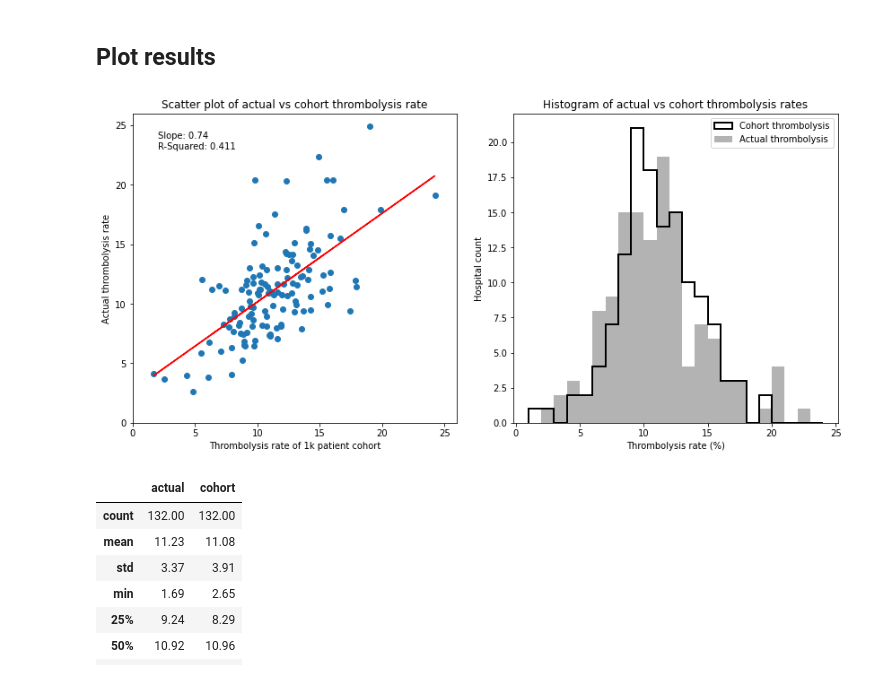
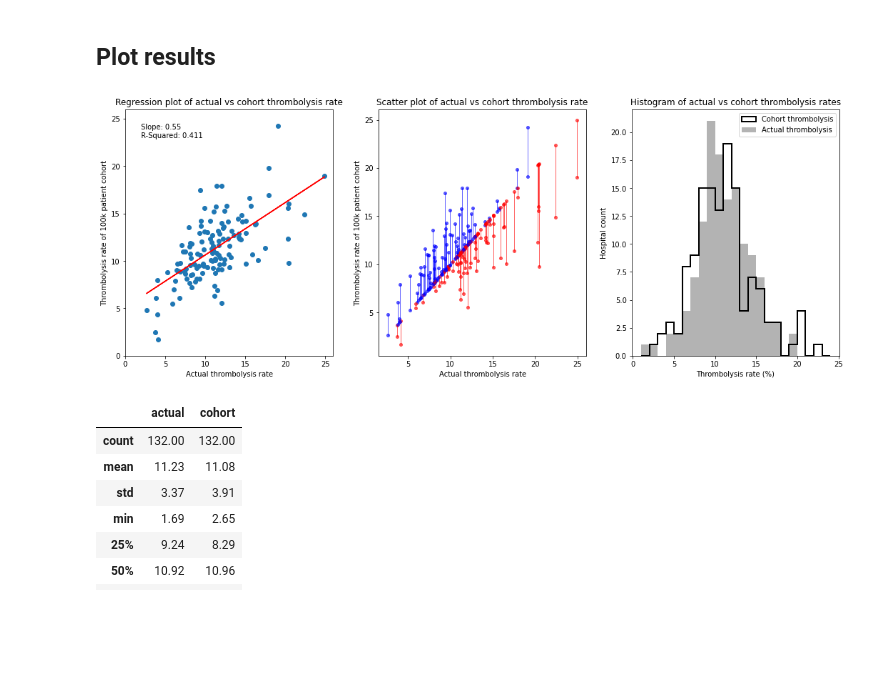
Before and after one commit to samuel-book/samuel-1, a Jupyter notebook: _sources/pathway_sim/scenario_analysis_1k_patient_cohort.ipynb, the cells around one changed output. Saved outputs shown, nothing was run; the diff lists cells and outputs as text; code cells hidden in the pictures; blank space fills up the shorter version.

```diff
--- a/_sources/pathway_sim/scenario_analysis_1k_patient_cohort.ipynb
+++ b/_sources/pathway_sim/scenario_analysis_1k_patient_cohort.ipynb
@@ -91,39 +91,51 @@ key_results
 # %% [markdown]
 ## Plot results
 # %%
-fig = plt.figure(figsize=(12,6))
+fig = plt.figure(figsize=(15,6))
 
-ax1 = fig.add_subplot(121)
-x = key_results[key_results['scenario']=='base']['thrombolysis_rate']
-y = key_results[key_results['scenario']=='same_patient_characteristics']['thrombolysis_rate']
+ax1 = fig.add_subplot(131)
+y = key_results[key_results['scenario']=='base']['thrombolysis_rate']
+x = key_results[key_results['scenario']=='same_patient_characteristics']['thrombolysis_rate']
 gradient, intercept, r_value, p_value, std_err = stats.linregress(x,y)
 y_fit=intercept + (x*gradient)
 ax1.plot(x, y, 'o', label='original data')
 ax1.plot(x, y_fit, 'r', label='fitted line')
 text='Slope: %.2f\nR-Squared: %.3f' %(gradient,r_value**2)
 ax1.set_xlim(0,26)
 ax1.set_ylim(0,26)
 plt.text(2,23,text)
-ax1.set_xlabel('Thrombolysis rate of 1k patient cohort')
-ax1.set_ylabel('Actual thrombolysis rate')
-ax1.set_title('Scatter plot of actual vs cohort thrombolysis rate')
+ax1.set_ylabel('Thrombolysis rate of 100k patient cohort')
+ax1.set_xlabel('Actual thrombolysis rate')
+ax1.set_title('Regression plot of actual vs cohort thrombolysis rate')
 
-ax2 = fig.add_subplot(122)
+ax2 = fig.add_subplot(132)
+zipped = zip(x,y)
+for xx, yy in zipped:
+    colour = 'red' if xx > yy else 'blue'
+    ax2.plot([xx,xx], [xx,yy],
+             color=colour, lw=1, marker='o', alpha=0.6, markersize=4)
+
+ax2.set_ylabel('Thrombolysis rate of 100k patient cohort')
+ax2.set_xlabel('Actual thrombolysis rate')
+ax2.set_title('Scatter plot of actual vs cohort thrombolysis rate')
+
+
+ax3 = fig.add_subplot(133)
 bins = np.arange(1,25)
-ax2.hist(x, bins = bins, color='k', linewidth=2,
+ax3.hist(x, bins = bins, color='k', linewidth=2,
            label='Cohort thrombolysis', histtype='step')
-ax2.hist(y, bins = bins, color='0.7', linewidth=2,
+ax3.hist(y, bins = bins, color='0.7', linewidth=2,
            label='Actual thrombolysis', histtype='stepfilled')
-ax2.set_xlabel('Thrombolysis rate (%)')
-ax2.set_ylabel('Hospital count')
-ax2.set_title('Histogram of actual vs cohort thrombolysis rates')
-ax2.legend()
+ax3.set_xlabel('Thrombolysis rate (%)')
+ax3.set_ylabel('Hospital count')
+ax3.set_title('Histogram of actual vs cohort thrombolysis rates')
+ax3.legend()
 
 plt.tight_layout(pad=2)
 plt.savefig('./output/pathway_cohort.jpg', dpi=300)
 plt.show()
 # %% [output]
-[figure, old version]
+[figure, new version]
 # %%
 comparison = pd.DataFrame()
 comparison['actual'] = key_results[key_results['scenario']=='base']['thrombolysis_rate'].values
```
Also changed, not shown: parts of 1 cell of this notebook, 3 other files.
